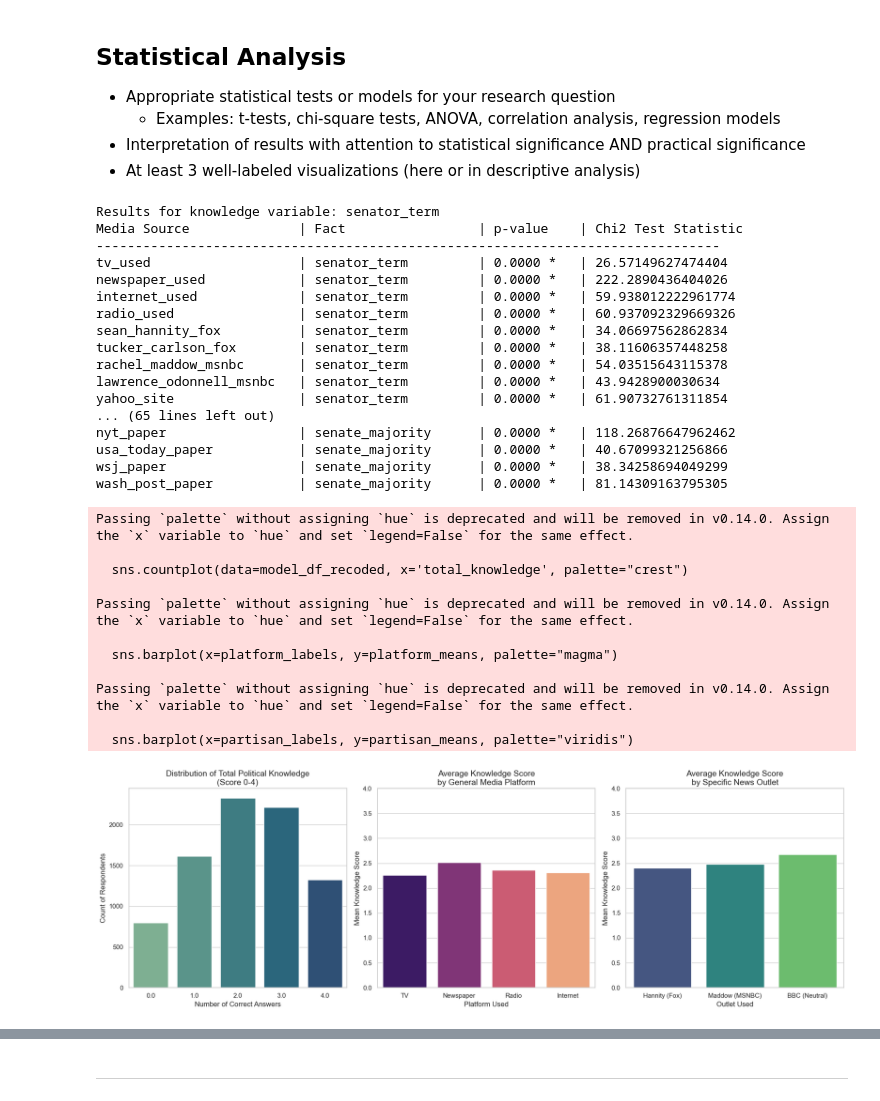
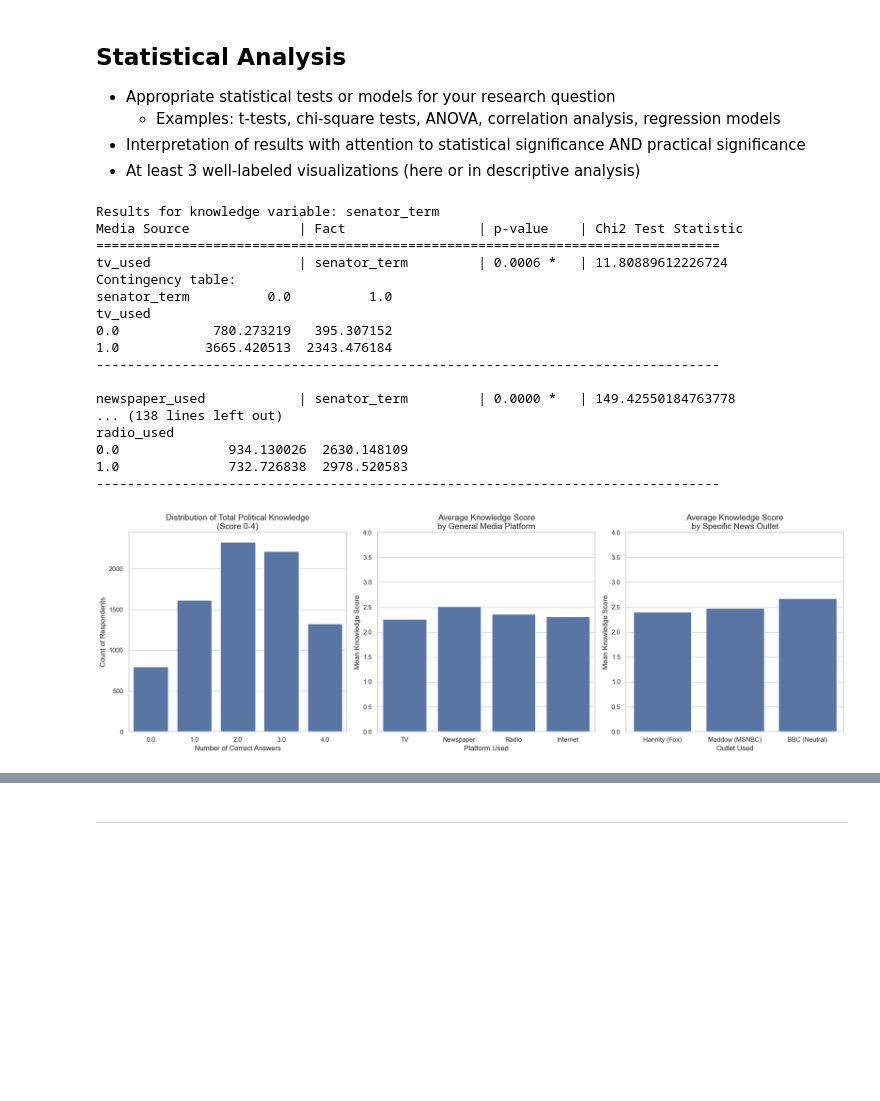
Before and after one commit to npisar/SI313-homework, a Jupyter notebook: module assignments/pisarczyk_Surveys Assignment.ipynb, the cells around one changed output, grey strips where cells are left out. Saved outputs shown, nothing was run; the diff lists cells and outputs as text; code cells hidden in the pictures; blank space fills up the shorter version.

```diff
--- a/module assignments/pisarczyk_Surveys Assignment.ipynb
+++ b/module assignments/pisarczyk_Surveys Assignment.ipynb
@@ -234,47 +339,36 @@ for fact in facts:
 for fact, media_list in vars_dict.items():
     print(f"Results for knowledge variable: {fact}")
     print(f"{'Media Source':<25} | {'Fact':<20} | {'p-value':<10} | {'Chi2 Test Statistic':<5}")
-    print("-" * 80)
+    print("=" * 80)
     for media in media_list:
-        chi2, p = run_chi2(model_df_recoded, media, fact)
+        chi2, p,contingency_table = run_chi2(model_df_recoded, media, fact, "weight_full_post")
         print(f"{media:<25} | {fact:<20} | {p:.4f} {'*  ' if p < 0.05 else '   '} | {chi2}")
-    print(f"\n\n")
+        print(f"Contingency table:\n{contingency_table}")
+        print(f"{'-'*80}\n")
+    print(f"\n\n\n\n")
 # %% [output]
 Results for knowledge variable: senator_term
 Media Source              | Fact                 | p-value    | Chi2 Test Statistic
+================================================================================
+tv_used                   | senator_term         | 0.0006 *   | 11.80889612226724
+Contingency table:
+senator_term          0.0          1.0
+tv_used
+0.0            780.273219   395.307152
+1.0           3665.420513  2343.476184
 --------------------------------------------------------------------------------
-tv_used                   | senator_term         | 0.0000 *   | 26.57149627474404
-newspaper_used            | senator_term         | 0.0000 *   | 222.2890436404026
-internet_used             | senator_term         | 0.0000 *   | 59.938012222961774
-radio_used                | senator_term         | 0.0000 *   | 60.937092329669326
-sean_hannity_fox          | senator_term         | 0.0000 *   | 34.06697562862834
-tucker_carlson_fox        | senator_term         | 0.0000 *   | 38.11606357448258
-rachel_maddow_msnbc       | senator_term         | 0.0000 *   | 54.03515643115378
-lawrence_odonnell_msnbc   | senator_term         | 0.0000 *   | 43.9428900030634
-yahoo_site                | senator_term         | 0.0000 *   | 61.90732761311854
-... (65 lines left out)
-nyt_paper                 | senate_majority      | 0.0000 *   | 118.26876647962462
-usa_today_paper           | senate_majority      | 0.0000 *   | 40.67099321256866
-wsj_paper                 | senate_majority      | 0.0000 *   | 38.34258694049299
-wash_post_paper           | senate_majority      | 0.0000 *   | 81.14309163795305
+
+newspaper_used            | senator_term         | 0.0000 *   | 149.42550184763778
+... (138 lines left out)
+radio_used
+0.0              934.130026  2630.148109
+1.0              732.726838  2978.520583
+--------------------------------------------------------------------------------
 # %%
-# --- Visualization Preparation ---
-
 # 1. Create a "Total Knowledge Score" (Sum of the 4 recoded binary variables)
 knowledge_vars = ["senator_term", "least_fed_spending", "house_majority", "senate_majority"]
 model_df_recoded['total_knowledge'] = model_df_recoded[knowledge_vars].sum(axis=1)
 
-# 2. Clean Media Variables: Convert all to binary (1 = Used, 0 = Not Used/Missing)
-# This ensures that negative values (-9, -5) or zeros from the original data are grouped correctly
-media_all = [
-    "tv_used", "newspaper_used", "internet_used", "radio_used",
-    "sean_hannity_fox", "tucker_carlson_fox", "rachel_maddow_msnbc", "lawrence_odonnell_msnbc",
-    "yahoo_site", "bbc_site", "buzzfeed_site",
-    "nyt_paper", "usa_today_paper", "wsj_paper", "wash_post_paper"
-]
-
-for col in media_all:
-    model_df_recoded[col] = np.where(model_df_recoded[col] == 1, 1, 0)
 
 # --- Generate 3 Visualizations ---
 
@@ -283,49 +377,38 @@ sns.set_theme(style="whitegrid")
 
 # Visualization 1: Distribution of Overall Political Knowledge
 plt.subplot(1, 3, 1)
-sns.countplot(data=model_df_recoded, x='total_knowledge', palette="crest")
+sns.countplot(data=model_df_recoded, x='total_knowledge')
 plt.title('Distribution of Total Political Knowledge\n(Score 0-4)', fontsize=14)
 plt.xlabel('Number of Correct Answers', fontsize=12)
 plt.ylabel('Count of Respondents', fontsize=12)
 
 # Visualization 2: Knowledge Score by General Media Type
 # We compare the mean knowledge score for users of the 4 primary platforms
 platforms = ['tv_used', 'newspaper_used', 'radio_used', 'internet_used']
 platform_means = [model_df_recoded[model_df_recoded[p] == 1]['total_knowledge'].mean() for p in platforms]
 platform_labels = ['TV', 'Newspaper', 'Radio', 'Internet']
 
 plt.subplot(1, 3, 2)
-sns.barplot(x=platform_labels, y=platform_means, palette="magma")
+sns.barplot(x=platform_labels, y=platform_means)
 plt.title('Average Knowledge Score\nby General Media Platform', fontsize=14)
 plt.xlabel('Platform Used', fontsize=12)
 plt.ylabel('Mean Knowledge Score', fontsize=12)
 plt.ylim(0, 4) # Scale 0 to 4
 
 # Visualization 3: Knowledge Score by Partisan and Neutral Outlets
 # Contrast Fox (Hannity), MSNBC (Maddow), and a Neutral/International source (BBC)
 partisan_vars = ['sean_hannity_fox', 'rachel_maddow_msnbc', 'bbc_site']
 partisan_means = [model_df_recoded[model_df_recoded[p] == 1]['total_knowledge'].mean() for p in partisan_vars]
 partisan_labels = ['Hannity (Fox)', 'Maddow (MSNBC)', 'BBC (Neutral)']
 
 plt.subplot(1, 3, 3)
-sns.barplot(x=partisan_labels, y=partisan_means, palette="viridis")
+sns.barplot(x=partisan_labels, y=partisan_means)
 plt.title('Average Knowledge Score\nby Specific News Outlet', fontsize=14)
 plt.xlabel('Outlet Used', fontsize=12)
 plt.ylabel('Mean Knowledge Score', fontsize=12)
 plt.ylim(0, 4)
 
 plt.tight_layout()
 plt.show()
 # %% [output]
-Passing `palette` without assigning `hue` is deprecated and will be removed in v0.14.0. Assign the `x` variable to `hue` and set `legend=False` for the same effect.
-
-  sns.countplot(data=model_df_recoded, x='total_knowledge', palette="crest")
-
-Passing `palette` without assigning `hue` is deprecated and will be removed in v0.14.0. Assign the `x` variable to `hue` and set `legend=False` for the same effect.
-
-  sns.barplot(x=platform_labels, y=platform_means, palette="magma")
-
-Passing `palette` without assigning `hue` is deprecated and will be removed in v0.14.0. Assign the `x` variable to `hue` and set `legend=False` for the same effect.
-
-  sns.barplot(x=partisan_labels, y=partisan_means, palette="viridis")
-[figure, old version]
+[figure, new version]
```
Also changed, not shown: parts of 9 cells of this notebook.
